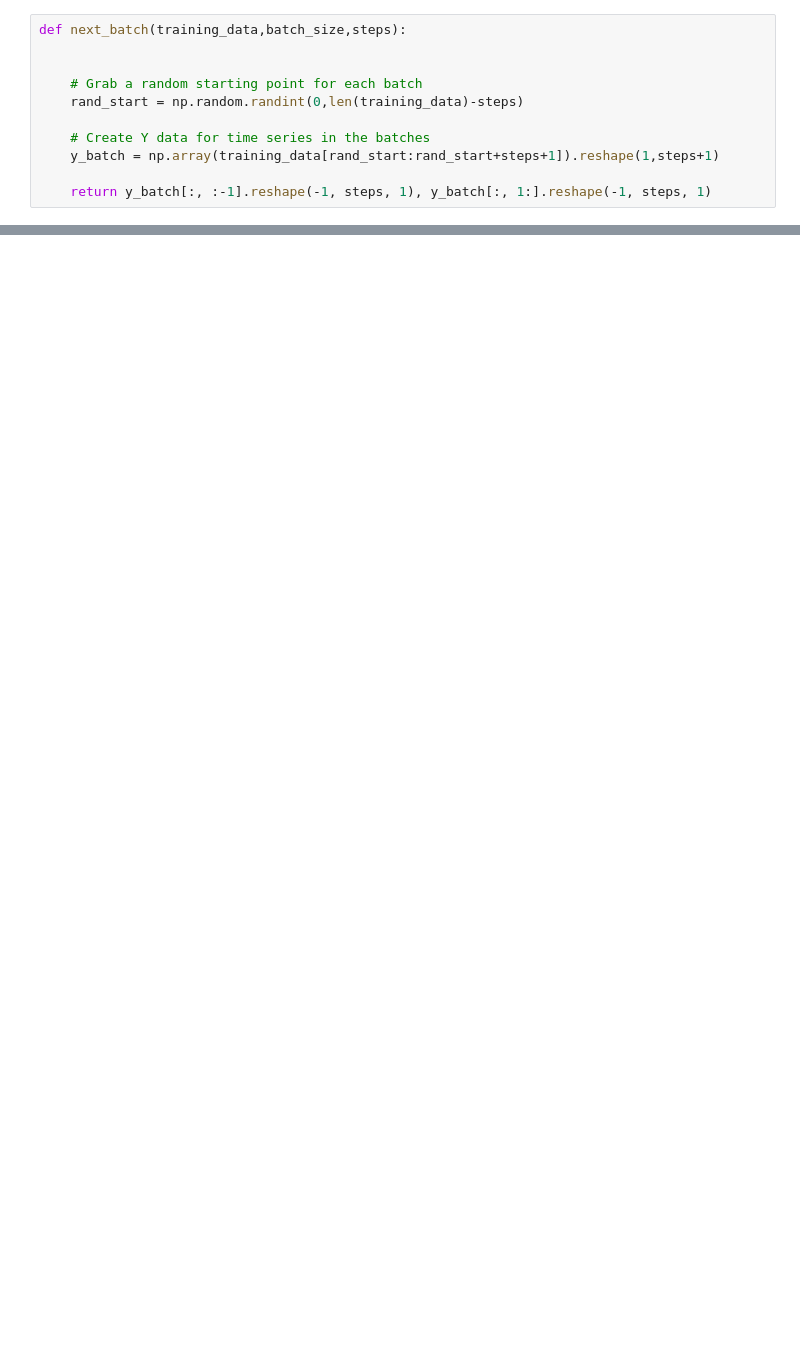
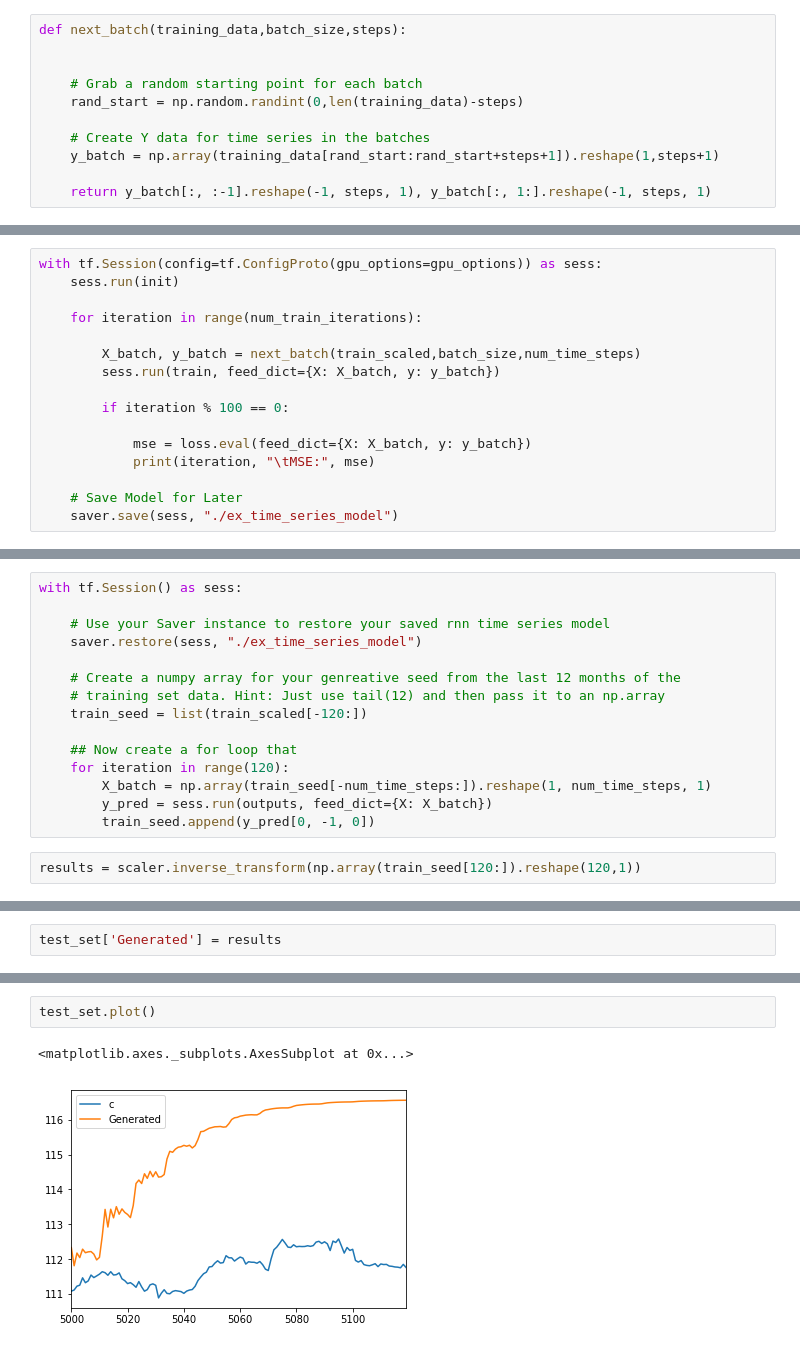
Before and after one commit to ehsan-1404/lstm, a Jupyter notebook: lstm.ipynb, the cells around one changed output, grey strips where cells are left out. Saved outputs shown, nothing was run; the diff lists cells and outputs as text; blank space fills up the shorter version.

```diff
--- a/lstm.ipynb
+++ b/lstm.ipynb
@@ -65,0 +128,16 @@ ImportError: Traceback (most recent call last):
+# %%
+with tf.Session(config=tf.ConfigProto(gpu_options=gpu_options)) as sess:
+    sess.run(init)
+
+    for iteration in range(num_train_iterations):
+
+        X_batch, y_batch = next_batch(train_scaled,batch_size,num_time_steps)
+        sess.run(train, feed_dict={X: X_batch, y: y_batch})
+
+        if iteration % 100 == 0:
+
+            mse = loss.eval(feed_dict={X: X_batch, y: y_batch})
+            print(iteration, "\tMSE:", mse)
+
+    # Save Model for Later
+    saver.save(sess, "./ex_time_series_model")
@@ -65,0 +146,17 @@ ImportError: Traceback (most recent call last):
+# %%
+with tf.Session() as sess:
+
+    # Use your Saver instance to restore your saved rnn time series model
+    saver.restore(sess, "./ex_time_series_model")
+
+    # Create a numpy array for your genreative seed from the last 12 months of the
+    # training set data. Hint: Just use tail(12) and then pass it to an np.array
+    train_seed = list(train_scaled[-120:])
+
+    ## Now create a for loop that
+    for iteration in range(120):
+        X_batch = np.array(train_seed[-num_time_steps:]).reshape(1, num_time_steps, 1)
+        y_pred = sess.run(outputs, feed_dict={X: X_batch})
+        train_seed.append(y_pred[0, -1, 0])
+# %%
+results = scaler.inverse_transform(np.array(train_seed[120:]).reshape(120,1))
@@ -65,0 +167,2 @@ ImportError: Traceback (most recent call last):
+# %%
+test_set['Generated'] = results
@@ -65,0 +190,5 @@ ImportError: Traceback (most recent call last):
+# %%
+test_set.plot()
+# %% [output]
+<matplotlib.axes._subplots.AxesSubplot at 0x...>
+[figure, added]
```
Also changed, not shown: parts of 23 cells of this notebook, 1 other file.
